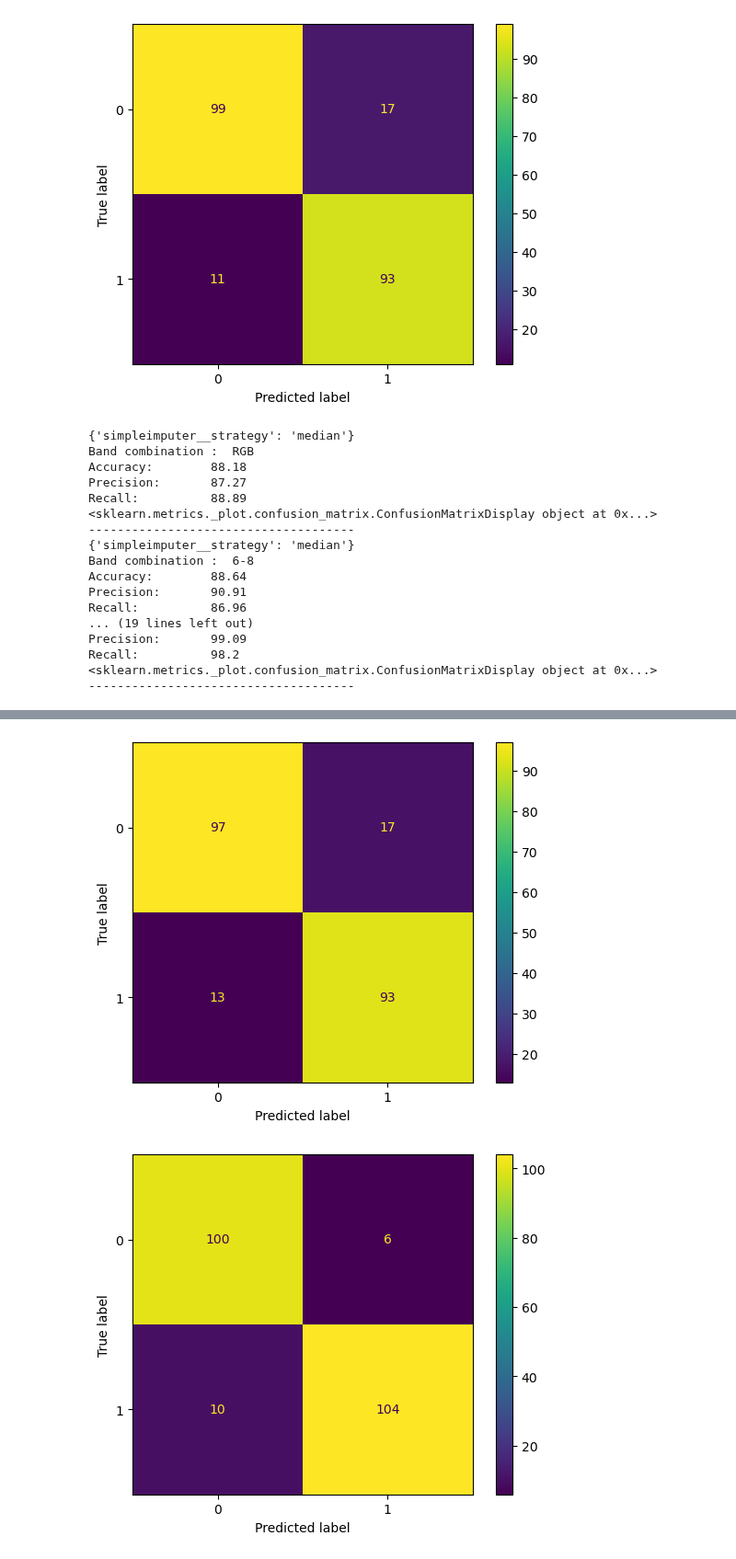
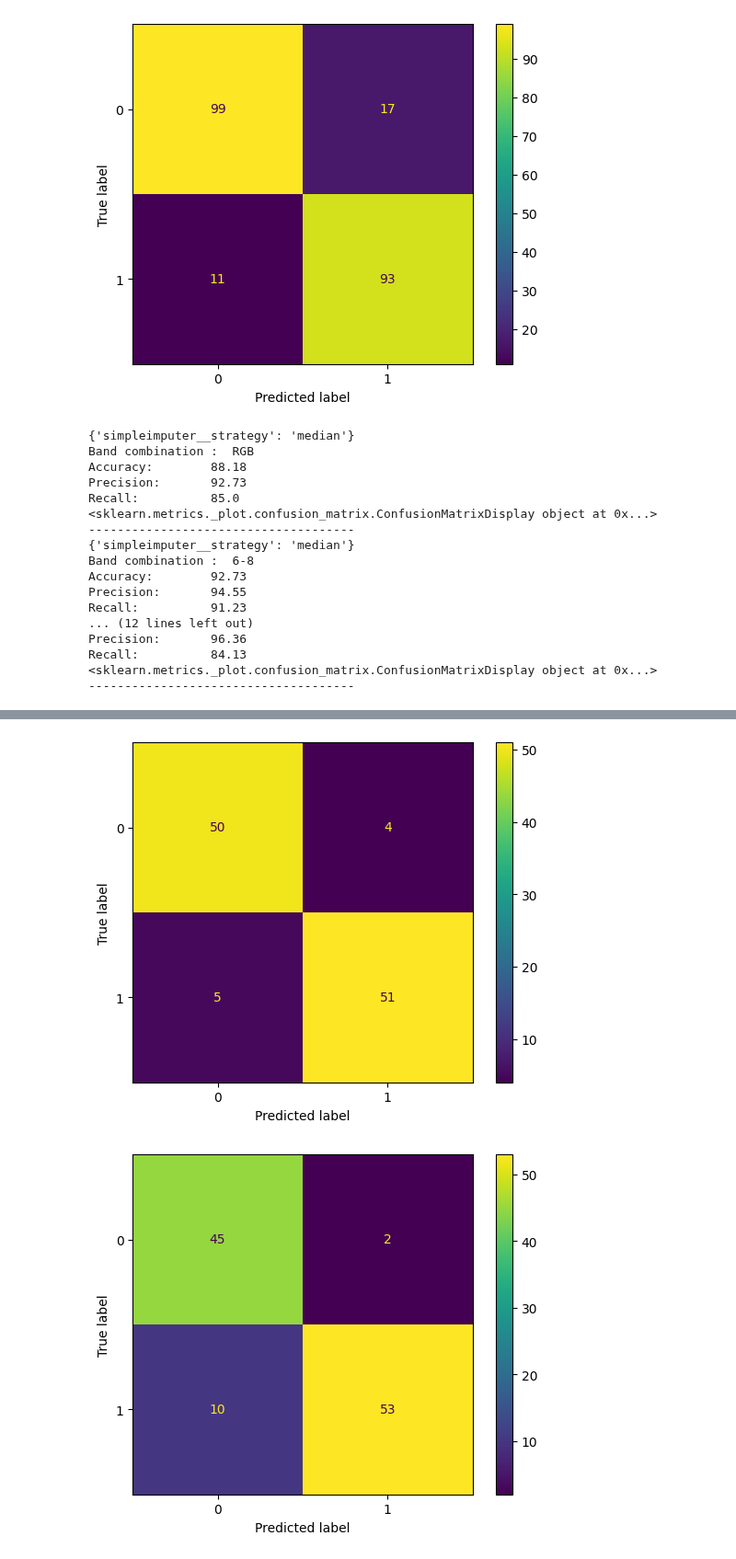
Before and after one commit to jonasbarth/fds-2022-final-project, a Jupyter notebook: hoc.ipynb, the cells around one changed output, grey strips where cells are left out. Shown at 92% size. Drawn from its saved outputs; the diff is of its cells as text; code cells hidden in the pictures.

Commit message:
Recall scoring and Gridsearch column seletors

```diff
--- a/hoc.ipynb
+++ b/hoc.ipynb
@@ -404,5 +354,0 @@ Recall:          91.6
-# %%
-cv = GridSearchCV(knn,knn_params).fit(train_hist,train_label)
-y_hat = cv.predict(test_hist)
-print(cv.best_params_)
-metrics(y_hat,test_label)
@@ -418,9 +362,15 @@ Recall:          93.22
 # %%
 logistic_params = dict(
-    penalty  = ['l1', 'l2', 'elasticnet'],
-    strategy = ['mean', 'median'],
-    solver   = ['liblinear', 'saga']
+    logisticregression__penalty  = ['l1', 'l2'],
+    simpleimputer__strategy = ['mean', 'median'],
+    logisticregression__solver   = ['liblinear'],
+    columnselector__bands = list(bands_combination.values())
 )
 logistic = make_pipeline(
-    SimpleImputer(strategy='mean'), # we may also pick Median as the strategy
-    LogisticRegression(solver='liblinear')) # we may pick a different K
+    ColumnSelector(),
+    SimpleImputer(),
+    LogisticRegression())
+logistic_cv = GridSearchCV(logistic, logistic_params, scoring='recall').fit(train_hist, train_label)
+print(logistic_cv.best_params_)
+y_hat = logistic_cv.predict(test_hist)
+metrics(y_hat, test_label)
@@ -457,44 +435,29 @@ logistic_params = dict(
 logistic = make_pipeline(
     SimpleImputer(), # we may also pick Median as the strategy
     LogisticRegression(solver='liblinear')) # we may pick a different K
-bands_combination = {
-    'RGB':['LE7 B1 (blue)', 'LE7 B2 (green)',
-                 'LE7 B3 (red)'],
-    '6-8' : ['LE7 B6_VCID_1 (low-gain thermal infrared)','LE7 B7 (shortwave infrared 2)'],
-    '5-4-2' : ['LE7 B5 (shortwave infrared 1)','LE7 B4 (near infrared)','LE7 B2 (green)'],
-    'LE7' : ['LE7 B1 (blue)', 'LE7 B2 (green)',
-                 'LE7 B3 (red)', 'LE7 B4 (near infrared)', 'LE7 B5 (shortwave infrared 1)',
-                 'LE7 B6_VCID_1 (low-gain thermal infrared)', 'LE7 B6_VCID_2 (high-gain thermal infrared)',
-                 'LE7 B7 (shortwave infrared 2)', 'LE7 B8 (panchromatic)', 'LE7 BQA (quality bitmask)'],
-    'All' : ['LE7 B1 (blue)', 'LE7 B2 (green)',
-                 'LE7 B3 (red)', 'LE7 B4 (near infrared)', 'LE7 B5 (shortwave infrared 1)',
-                 'LE7 B6_VCID_1 (low-gain thermal infrared)', 'LE7 B6_VCID_2 (high-gain thermal infrared)',
-                 'LE7 B7 (shortwave infrared 2)', 'LE7 B8 (panchromatic)', 'LE7 BQA (quality bitmask)',
-                 'NDVI (vegetation index)', 'NDSI (snow index)', 'NDWI (water index)',
-                 'SRTM 90 elevation', 'SRTM 90 slope']
-}
+
 for i in bands_combination.keys():
     cv = GridSearchCV(logistic,logistic_params).fit(train_hist.loc[:,bands_combination[i]],train_label)
-    y_hat = cv.predict(test_hist.loc[:,bands_combination[i]])
+    y_hat = cv.predict(dev_hist.loc[:,bands_combination[i]])
     print(cv.best_params_)
     print('Band combination : ',i)
-    metrics(y_hat,test_label)
+    metrics(y_hat,dev_label)
     print('-------------------------------------')
 # %% [output]
 {'simpleimputer__strategy': 'median'}
 Band combination :  RGB
 Accuracy:        88.18
-Precision:       87.27
-Recall:          88.89
+Precision:       92.73
+Recall:          85.0
 <sklearn.metrics._plot.confusion_matrix.ConfusionMatrixDisplay object at 0x...>
 -------------------------------------
 {'simpleimputer__strategy': 'median'}
 Band combination :  6-8
-Accuracy:        88.64
-Precision:       90.91
-Recall:          86.96
-... (19 lines left out)
-Precision:       99.09
-Recall:          98.2
+Accuracy:        92.73
+Precision:       94.55
+Recall:          91.23
+... (12 lines left out)
+Precision:       96.36
+Recall:          84.13
 <sklearn.metrics._plot.confusion_matrix.ConfusionMatrixDisplay object at 0x...>
 -------------------------------------
@@ -503,2 +466,2 @@ Recall:          98.2
-[figure, old version]
+[figure, new version]
-[figure, old version]
+[figure, new version]
```
Also changed, not shown: parts of 19 cells of this notebook, 2 other files.
